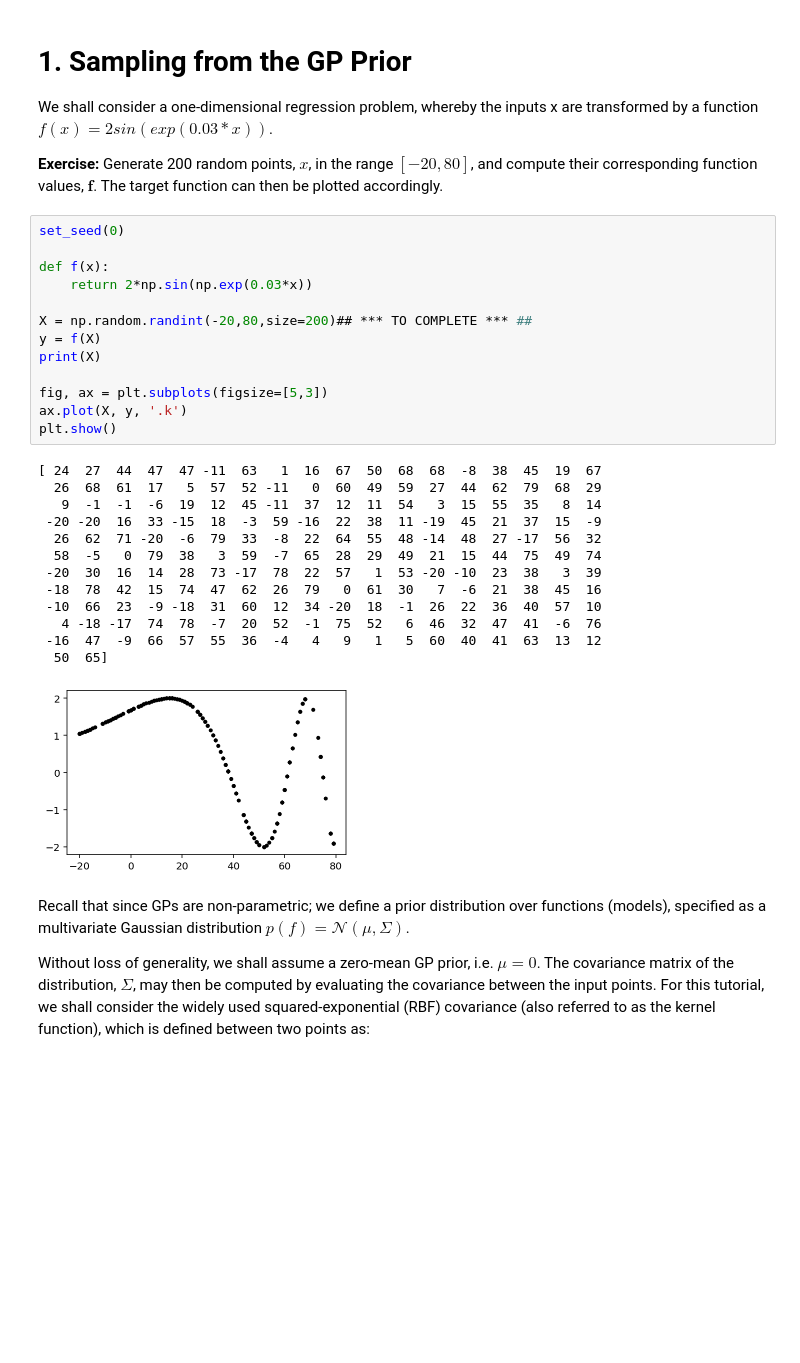
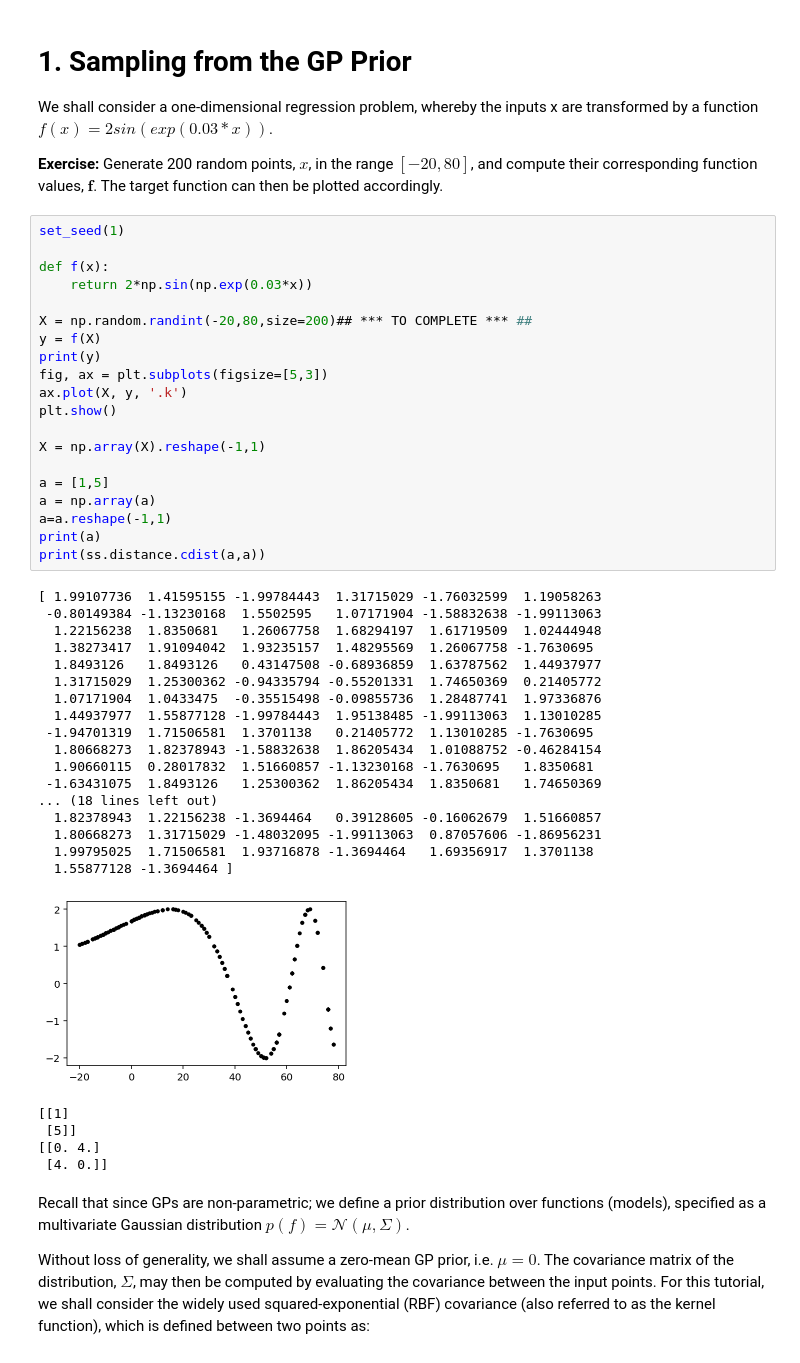
Before and after one commit to Servax314/ASI, a Jupyter notebook: lab/GaussianProcess/lab2.ipynb, the cells around one changed output. Cells and saved outputs as stored; diff of their text form; blank space fills up the shorter version.

```diff
--- a/lab/GaussianProcess/lab2.ipynb
+++ b/lab/GaussianProcess/lab2.ipynb
@@ -41,32 +41,48 @@ a function $f(x) = 2sin(exp(0.03 * x))$.
 Generate 200 random points, $x$, in the range $[-20, 80]$, and compute their corresponding function
 values, $\mathbf{f}$. The target function can then be plotted accordingly.
 # %%
-set_seed(0)
+set_seed(1)
 
 def f(x):
     return 2*np.sin(np.exp(0.03*x))
 
 X = np.random.randint(-20,80,size=200)## *** TO COMPLETE *** ##
 y = f(X)
-print(X)
-
+print(y)
 fig, ax = plt.subplots(figsize=[5,3])
 ax.plot(X, y, '.k')
 plt.show()
+
+X = np.array(X).reshape(-1,1)
+
+a = [1,5]
+a = np.array(a)
+a=a.reshape(-1,1)
+print(a)
+print(ss.distance.cdist(a,a))
 # %% [output]
-[ 24  27  44  47  47 -11  63   1  16  67  50  68  68  -8  38  45  19  67
-  26  68  61  17   5  57  52 -11   0  60  49  59  27  44  62  79  68  29
-   9  -1  -1  -6  19  12  45 -11  37  12  11  54   3  15  55  35   8  14
- -20 -20  16  33 -15  18  -3  59 -16  22  38  11 -19  45  21  37  15  -9
-  26  62  71 -20  -6  79  33  -8  22  64  55  48 -14  48  27 -17  56  32
-  58  -5   0  79  38   3  59  -7  65  28  29  49  21  15  44  75  49  74
- -20  30  16  14  28  73 -17  78  22  57   1  53 -20 -10  23  38   3  39
- -18  78  42  15  74  47  62  26  79   0  61  30   7  -6  21  38  45  16
- -10  66  23  -9 -18  31  60  12  34 -20  18  -1  26  22  36  40  57  10
-   4 -18 -17  74  78  -7  20  52  -1  75  52   6  46  32  47  41  -6  76
- -16  47  -9  66  57  55  36  -4   4   9   1   5  60  40  41  63  13  12
-  50  65]
+[ 1.99107736  1.41595155 -1.99784443  1.31715029 -1.76032599  1.19058263
+ -0.80149384 -1.13230168  1.5502595   1.07171904 -1.58832638 -1.99113063
+  1.22156238  1.8350681   1.26067758  1.68294197  1.61719509  1.02444948
+  1.38273417  1.91094042  1.93235157  1.48295569  1.26067758 -1.7630695
+  1.8493126   1.8493126   0.43147508 -0.68936859  1.63787562  1.44937977
+  1.31715029  1.25300362 -0.94335794 -0.55201331  1.74650369  0.21405772
+  1.07171904  1.0433475  -0.35515498 -0.09855736  1.28487741  1.97336876
+  1.44937977  1.55877128 -1.99784443  1.95138485 -1.99113063  1.13010285
+ -1.94701319  1.71506581  1.3701138   0.21405772  1.13010285 -1.7630695
+  1.80668273  1.82378943 -1.58832638  1.86205434  1.01088752 -0.46284154
+  1.90660115  0.28017832  1.51660857 -1.13230168 -1.7630695   1.8350681
+ -1.63431075  1.8493126   1.25300362  1.86205434  1.8350681   1.74650369
+... (18 lines left out)
+  1.82378943  1.22156238 -1.3694464   0.39128605 -0.16062679  1.51660857
+  1.80668273  1.31715029 -1.48032095 -1.99113063  0.87057606 -1.86956231
+  1.99795025  1.71506581  1.93716878 -1.3694464   1.69356917  1.3701138
+  1.55877128 -1.3694464 ]
-[figure, old version]
+[figure, new version]
+[[1]
+ [5]]
+[[0. 4.]
+ [4. 0.]]
 # %% [markdown]
 
 Recall that since GPs are non-parametric; we define a prior distribution over functions (models),
```
Also changed, not shown: parts of 4 cells of this notebook.
